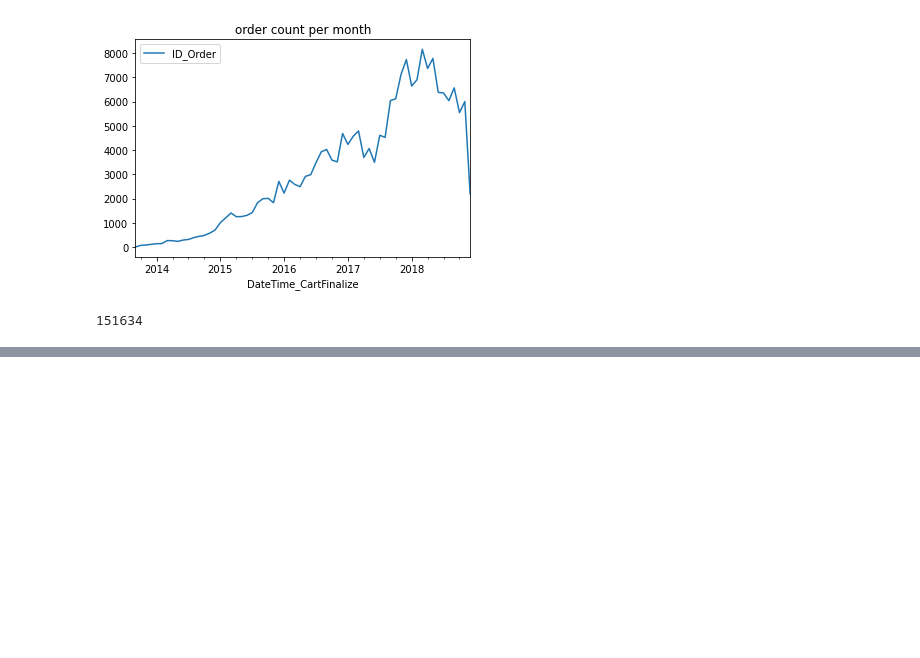
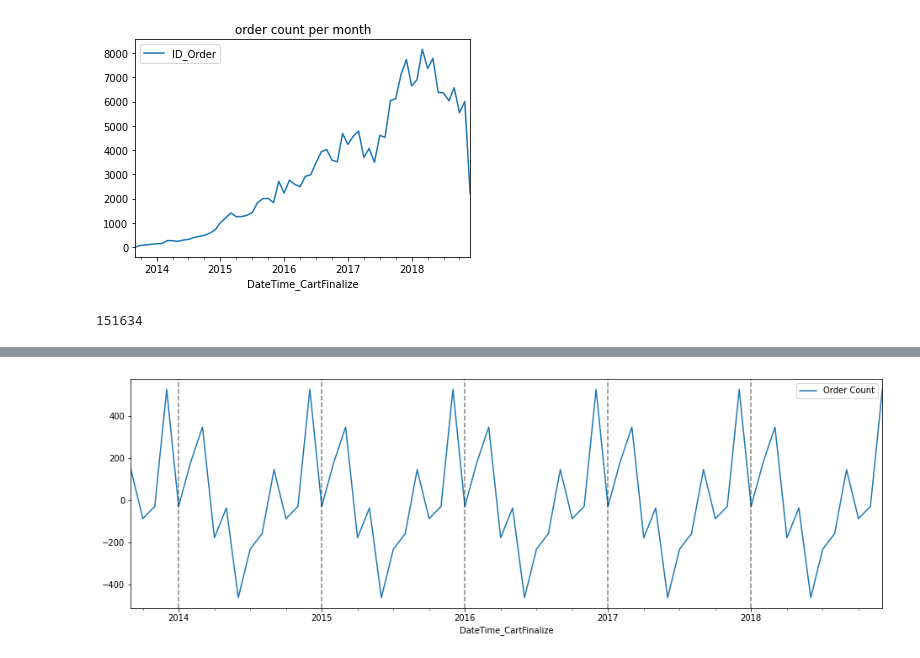
Before and after one commit to MahdiEsrafili/Iran_commercials_analysis, a Jupyter notebook: Digikala_DS/digikala.ipynb, the cells around one changed output, grey strips where cells are left out. Saved outputs shown, nothing was run; the diff lists cells and outputs as text; code cells hidden in the pictures; blank space fills up the shorter version.

```diff
--- a/Digikala_DS/digikala.ipynb
+++ b/Digikala_DS/digikala.ipynb
@@ -593,0 +626,7 @@ new_user_per_month.ID_Customer.sum()
+# %%
+decomp_add.seasonal.plot(figsize=(16,5))
+plt.legend(['Order Count'])
+for year in range(2014,2019):
+    plt.axvline(pd.to_datetime(str(year) + '-01-01'), color= 'k',linestyle='--', alpha =0.5)
+# %% [output]
+[figure, added]
```
Also changed, not shown: parts of 12 cells of this notebook, 1 other file.
